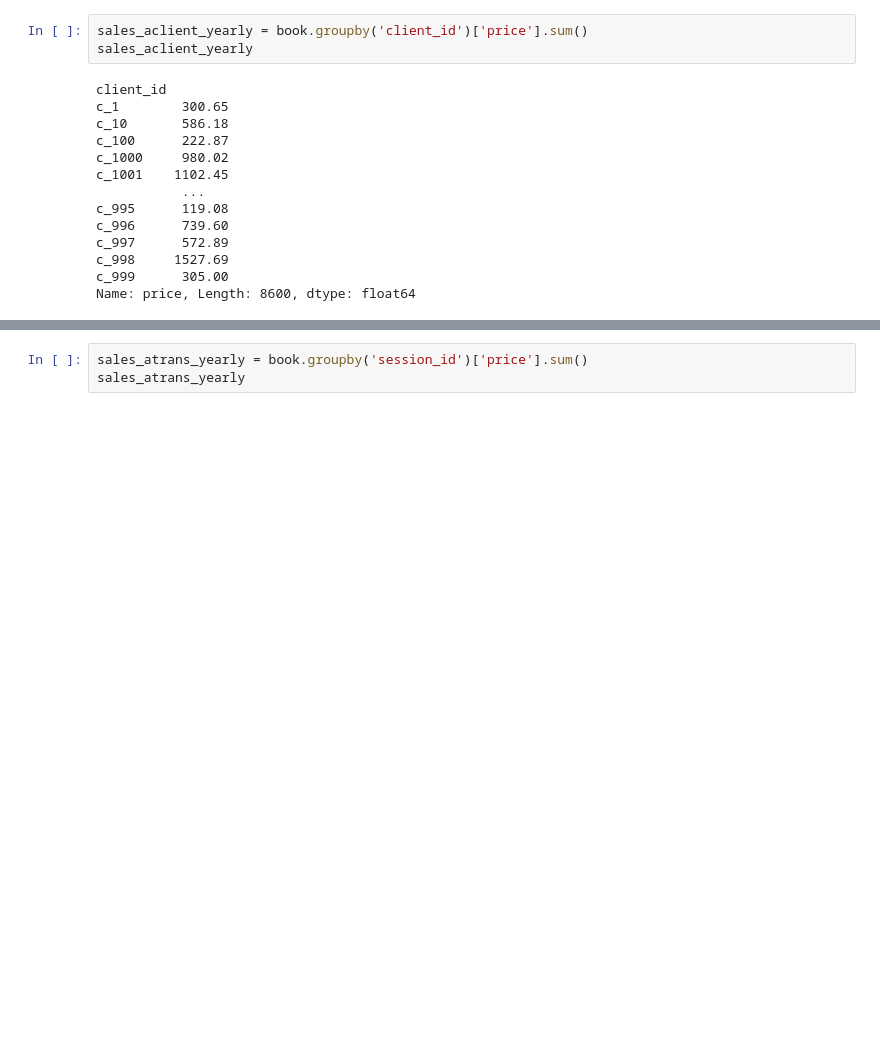
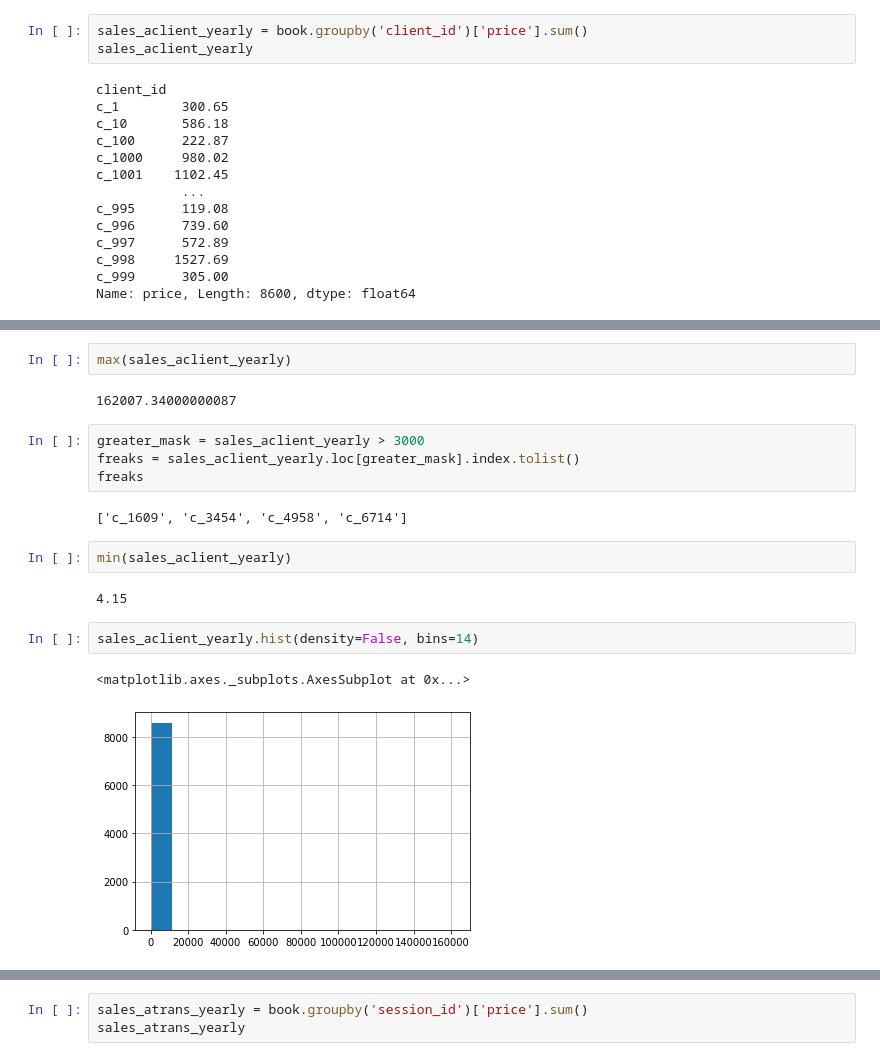
Before and after one commit to Sh4mSh4m/OCR_DA_proj4, a Jupyter notebook: Projet 4 - Analysez les ventes de votre entreprise.ipynb, the cells around one changed output, grey strips where cells are left out. Drawn from its saved outputs; the diff is of its cells as text; blank space fills up the shorter version.

```diff
--- a/Projet 4 - Analysez les ventes de votre entreprise.ipynb
+++ b/Projet 4 - Analysez les ventes de votre entreprise.ipynb
@@ -737,0 +759,19 @@ Courbe de Lorentz
+# %%
+max(sales_aclient_yearly)
+# %% [output]
+162007.34000000087
+# %%
+greater_mask = sales_aclient_yearly > 3000
+freaks = sales_aclient_yearly.loc[greater_mask].index.tolist()
+freaks
+# %% [output]
+['c_1609', 'c_3454', 'c_4958', 'c_6714']
+# %%
+min(sales_aclient_yearly)
+# %% [output]
+4.15
+# %%
+sales_aclient_yearly.hist(density=False, bins=14)
+# %% [output]
+<matplotlib.axes._subplots.AxesSubplot at 0x...>
+[figure, added]
```
Also changed, not shown: parts of 22 cells of this notebook.
